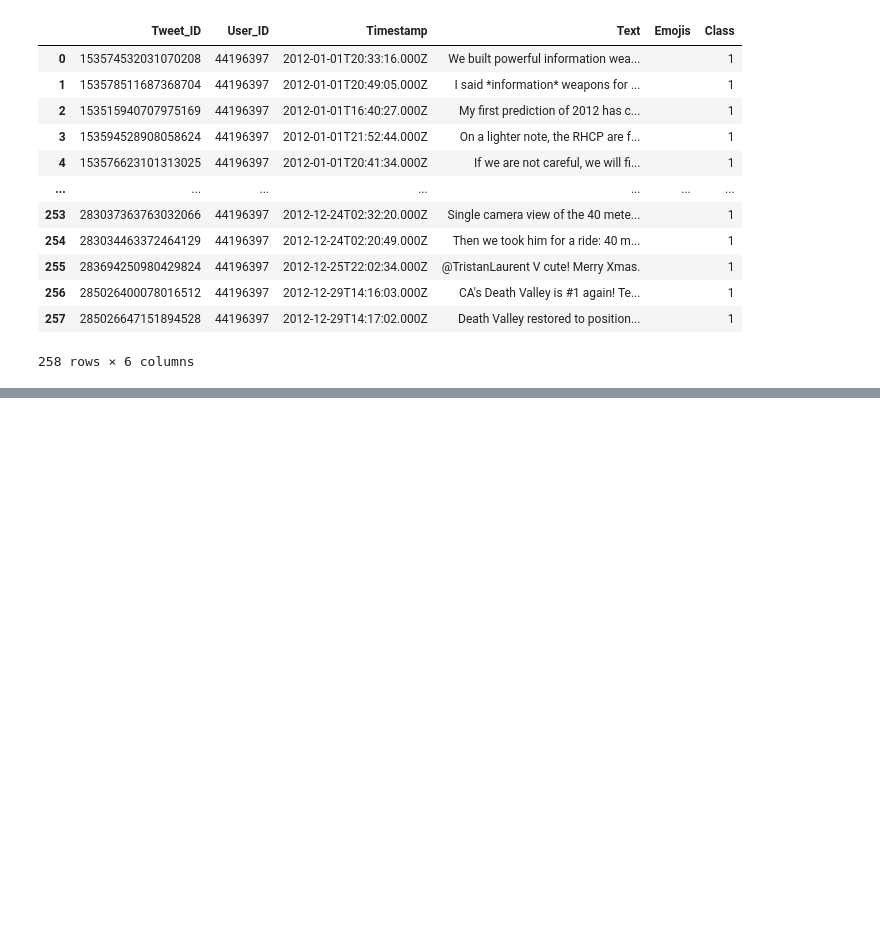
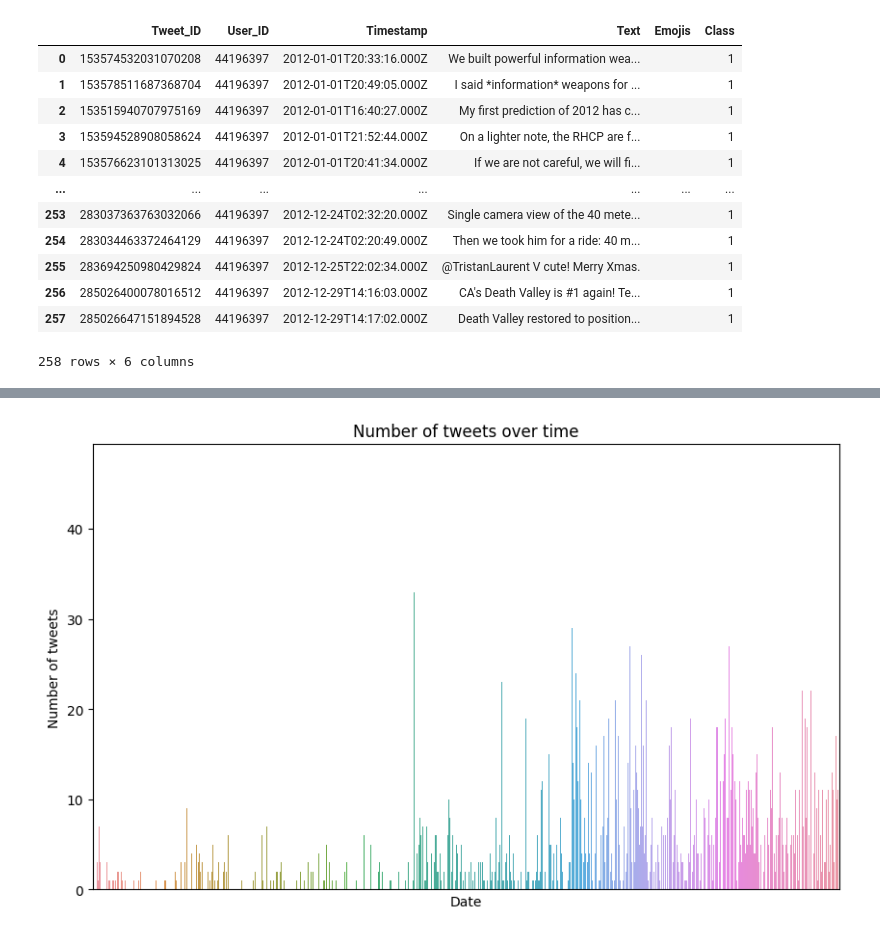
Before and after one commit to sferez/Noisy_Entropy_in_Languages, a Jupyter notebook: src/test.ipynb, the cells around one changed output, grey strips where cells are left out. Saved outputs shown, nothing was run; the diff lists cells and outputs as text; code cells hidden in the pictures; blank space fills up the shorter version.

```diff
--- a/src/test.ipynb
+++ b/src/test.ipynb
@@ -267,0 +291,30 @@ data
+# %%
+import pandas as pd
+import matplotlib.pyplot as plt
+import seaborn as sns
+
+# Load your data
+df = pd.read_csv('../data/raw/elonmusk/elonmusk_all.csv')
+
+# Convert Timestamp to datetime
+df['Timestamp'] = pd.to_datetime(df['Timestamp'])
+
+# Set Timestamp as index (this is required for resampling)
+df.set_index('Timestamp', inplace=True)
+
+# Resample the data to daily frequency, count the number of tweets per day
+df_daily = df.resample('D').count()
+
+# Reset index so that 'Timestamp' becomes a column again
+df_daily.reset_index(inplace=True)
+
+# Plot the data
+plt.figure(figsize=(10, 6))
+sns.barplot(x='Timestamp', y='Tweet_ID', data=df_daily)
+plt.title('Number of tweets over time')
+plt.xlabel('Date')
+plt.xticks([])
+plt.ylabel('Number of tweets')
+plt.show()
+# %% [output]
+[figure, added]
```
Also changed, not shown: parts of 7 cells of this notebook, 5 other files.
